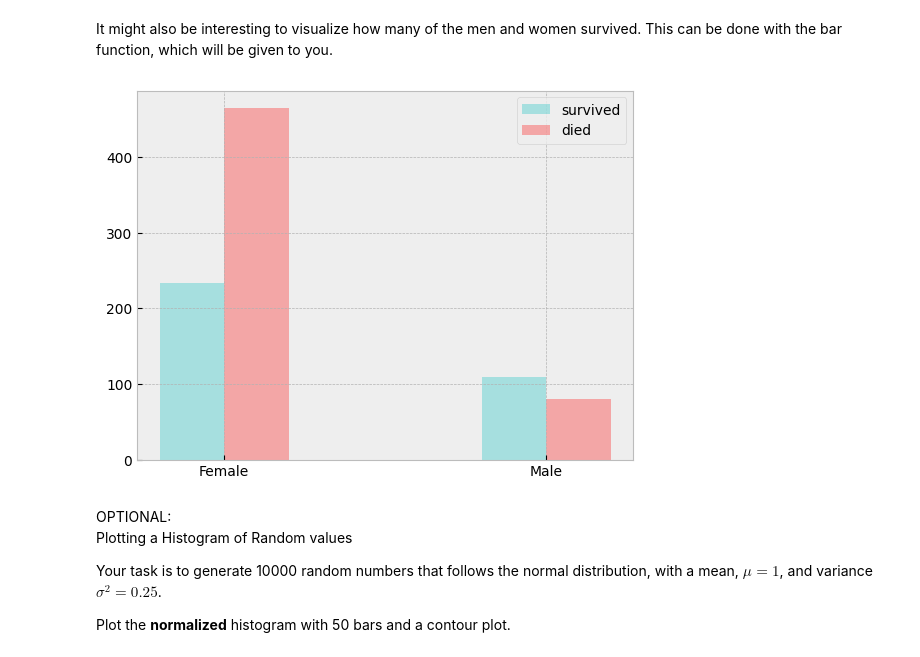
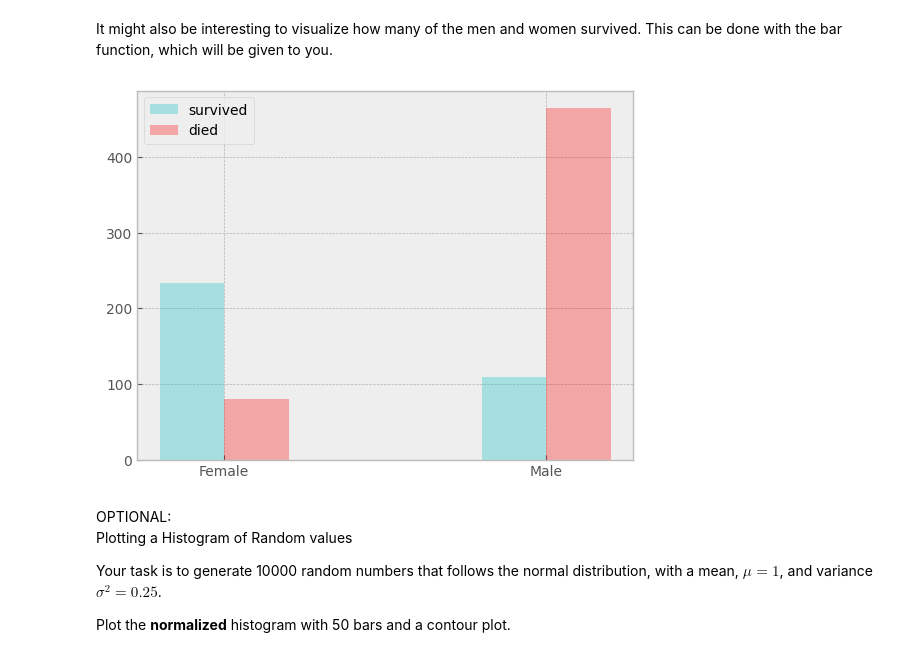
Before and after one commit to FolkeHilding/IntroML, a Jupyter notebook: Assignments/Practical/PracticalNotebook2.ipynb, the cells around one changed output. Drawn from its saved outputs; the diff is of its cells as text; code cells hidden in the pictures.

```diff
--- a/Assignments/Practical/PracticalNotebook2.ipynb
+++ b/Assignments/Practical/PracticalNotebook2.ipynb
@@ -550,19 +550,19 @@ It might also be interesting to visualize how many of the men and women survived
 # %%
 # ASSIGNMENT:
 # Calculate how many women and men died and survived.
 # label the plot and the axes appropriately
 
 # YOUR CODE HERE
 female_survived, male_survived = df[df['Survived']==1]['Sex'].value_counts()
-female_died, male_died = df[df['Survived']==0]['Sex'].value_counts()
+male_died, female_died = df[df['Survived']==0]['Sex'].value_counts()
 
 plt.bar([0.9,1.9], [female_survived, male_survived] , color='c', label='survived', width=0.2, alpha=0.3)
 plt.bar([1.1, 2.1], [female_died, male_died] , color='r', label='died', width=0.2, alpha=0.3)
 plt.xticks([1,2], ['Female','Male'])
 plt.legend()
 plt.show()
 # %% [output]
-[figure, old version]
+[figure, new version]
 # %%
 ### (Optional) Ploting a  histogram of a random distribution
 # %% [markdown]
```
Also changed, not shown: parts of 10 cells of this notebook, 3 other files.
